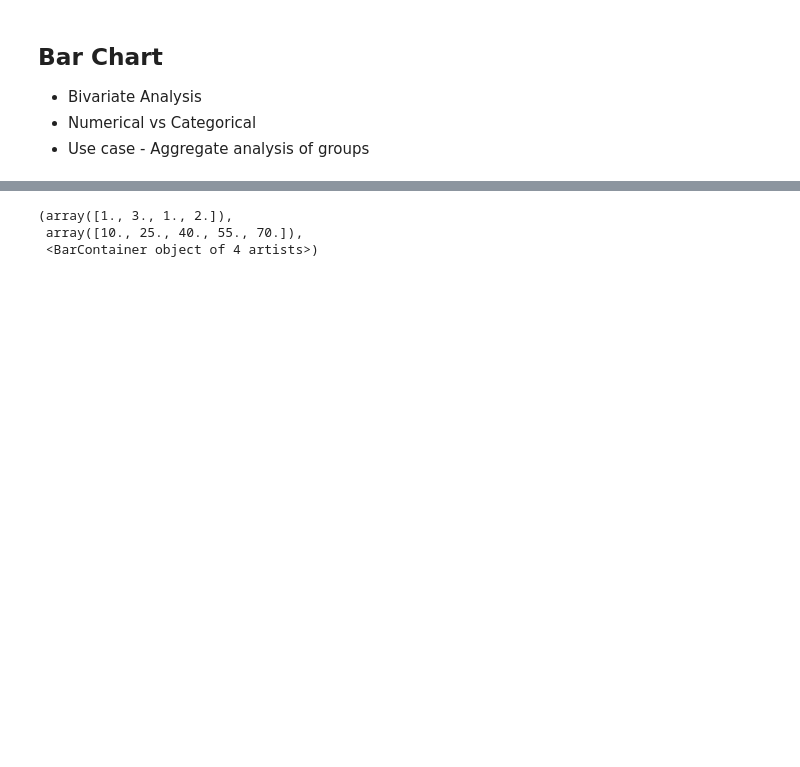
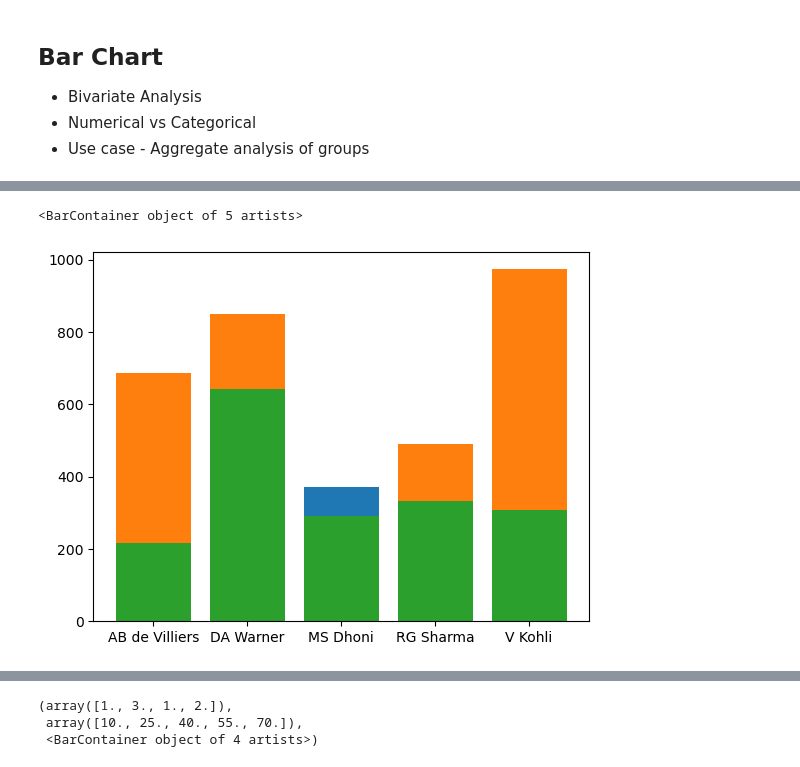
Before and after one commit to PiyushAgarwalcs/Matplotlib_Notes, a Jupyter notebook: Matplotlib.ipynb, the cells around one changed output, grey strips where cells are left out. Saved outputs shown, nothing was run; the diff lists cells and outputs as text; code cells hidden in the pictures; blank space fills up the shorter version.

```diff
--- a/Matplotlib.ipynb
+++ b/Matplotlib.ipynb
@@ -238,0 +277,9 @@ plt.plot(tips['total_bill'],tips['tip'],'o')
+# %%
+# Wrong Way to Plot Side by Side : (Overlap)
+
+plt.bar(df['batsman'],df['2015'])
+plt.bar(df['batsman'],df['2016'])
+plt.bar(df['batsman'],df['2017'])
+# %% [output]
+<BarContainer object of 5 artists>
+[figure, added]
```
Also changed, not shown: parts of 53 cells of this notebook.
